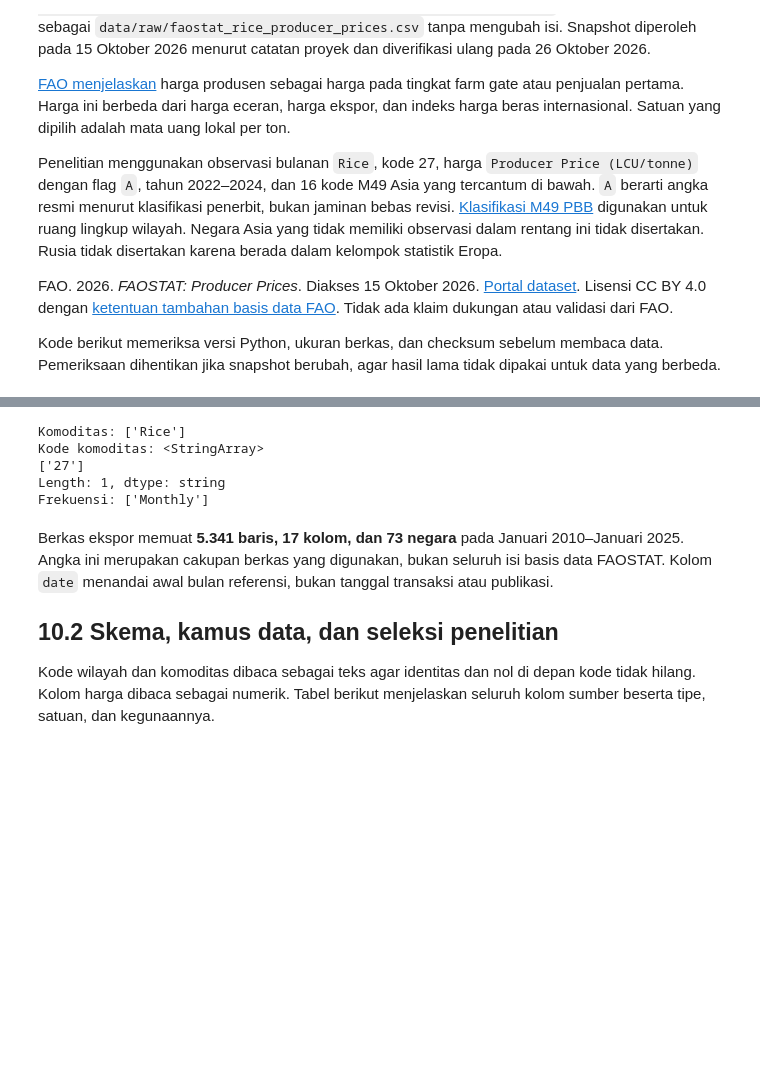
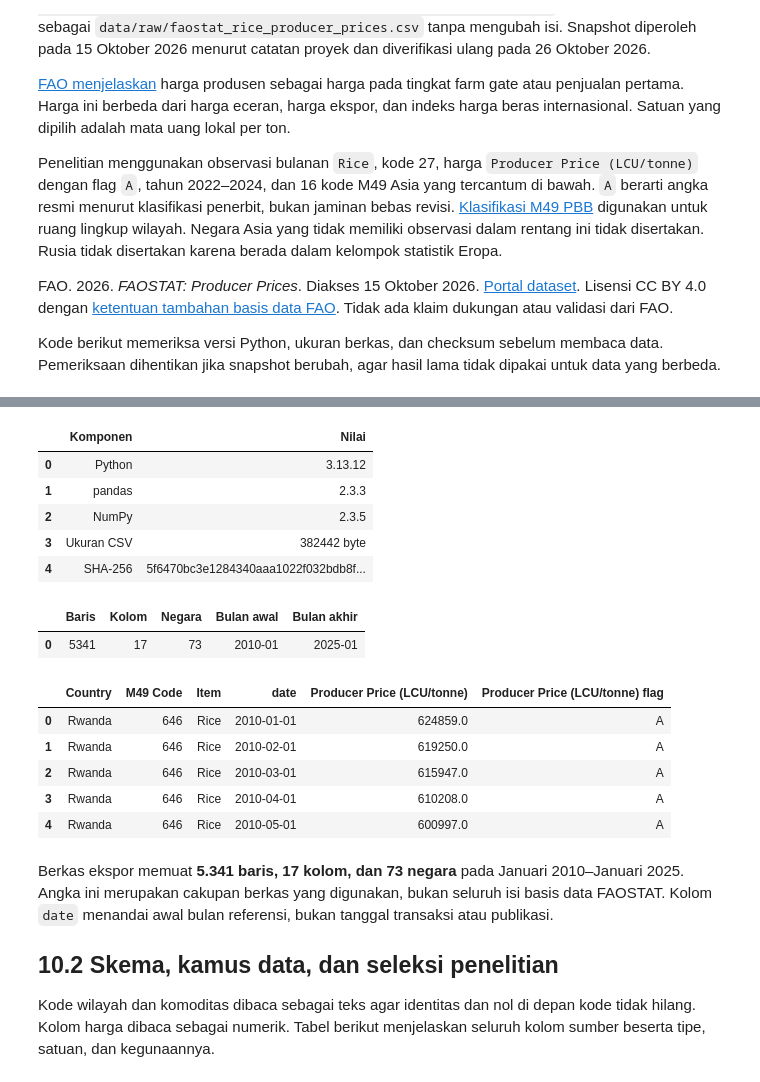
Before and after one commit to firrazmrd/17_IF-B_Sop-Pak-Min-Klaten, a Jupyter notebook: Projek.ipynb, the cells around one changed output, grey strips where cells are left out. Saved outputs shown, nothing was run; the diff lists cells and outputs as text; code cells hidden in the pictures; blank space fills up the shorter version.

Commit message:
Revert "feat: selaraskan sintaks, grafik, dan pilihan model"
This reverts commit 42ddd0c3af96457fd32b6fccfeab49288a5c951a.

```diff
--- a/Projek.ipynb
+++ b/Projek.ipynb
@@ -194,25 +122,56 @@ memory usage: 709.5+ KB
-# %%
-# Snapshot diperiksa agar angka laporan dapat dihitung ulang dari data yang sama.
-expected_hash = '5f6470bc3e1284340aaa1022f032bdb8fb49c9aaf059054b41d19e3790636b76'
-dataset_hash = hashlib.sha256(Path(data_path).read_bytes()).hexdigest()
-
-if dataset_hash != expected_hash:
-    raise ValueError('Snapshot dataset berubah. Periksa ulang hasil analisis.')
-
-print('Komoditas:', df['Item'].unique())
-print('Kode komoditas:', df['Item Code'].unique())
-print('Frekuensi:', df['Frequency'].unique())
-
-assert df['Item'].eq('Rice').all()
-assert df['Item Code'].eq('27').all()
-assert df['Frequency'].eq('Monthly').all()
-assert df['date'].dt.year.eq(df['year']).all()
-# %% [output]
-Komoditas: ['Rice']
-Kode komoditas: <StringArray>
-['27']
-Length: 1, dtype: string
-Frekuensi: ['Monthly']
+# %%
+from pathlib import Path
+import hashlib
+import html
+import math
+import platform
+import sys
+import numpy as np
+import pandas as pd
+from IPython.display import display, SVG
+
+assert sys.version_info[:3] == (3, 13, 12), "Pilih kernel Python 3.13.12 sebelum menjalankan notebook."
+REPO = next((p for p in [Path.cwd(), Path.cwd().parent]
+             if (p / "data/raw/faostat_rice_producer_prices.csv").is_file()), None)
+if REPO is None:
+    raise FileNotFoundError("Jalankan notebook dari folder repo yang berisi data/raw.")
+DATA = REPO / "data/raw/faostat_rice_producer_prices.csv"
+EXPECTED_SHA256 = "5f6470bc3e1284340aaa1022f032bdb8fb49c9aaf059054b41d19e3790636b76"
+ASIA_M49 = ["050", "064", "096", "144", "156", "360", "392", "398",
+            "410", "417", "586", "608", "704", "764", "792", "860"]
+FEATURES = ["month", "change_1m", "change_3m", "ratio_to_3m_mean", "volatility_3m"]
+PRICE = "Producer Price (LCU/tonne)"
+FLAG = PRICE + " flag"
+digest = hashlib.sha256(DATA.read_bytes()).hexdigest()
+assert DATA.stat().st_size == 382442 and digest == EXPECTED_SHA256, "Snapshot berbeda. Lakukan audit ulang."
+raw = pd.read_csv(DATA, dtype={"M49 Code": "string", "Item Code": "string", "faostat": "string"})
+raw["date"] = pd.to_datetime(raw["date"], format="%Y-%m-%d", errors="raise")
+assert raw.shape == (5341, 17)
+assert raw["Item Code"].eq("27").all() and raw["Item"].eq("Rice").all()
+assert raw["Frequency"].eq("Monthly").all()
+assert raw["date"].dt.year.eq(raw["year"]).all()
+display(pd.DataFrame({"Komponen": ["Python", "pandas", "NumPy", "Ukuran CSV", "SHA-256"],
+                      "Nilai": [platform.python_version(), pd.__version__, np.__version__,
+                                str(DATA.stat().st_size) + " byte", digest]}))
+display(pd.DataFrame({"Baris": [len(raw)], "Kolom": [raw.shape[1]],
+                      "Negara": [raw.Country.nunique()], "Bulan awal": [raw.date.min().strftime("%Y-%m")],
+                      "Bulan akhir": [raw.date.max().strftime("%Y-%m")]}))
+display(raw[["Country", "M49 Code", "Item", "date", PRICE, FLAG]].head())
+# %% [output]
+|  | Komponen | Nilai |
+| 0 | Python | 3.13.12 |
+| 1 | pandas | 2.3.3 |
+| 2 | NumPy | 2.3.5 |
+| 3 | Ukuran CSV | 382442 byte |
+| 4 | SHA-256 | 5f6470bc3e1284340aaa1022f032bdb8f... |
+|  | Baris | Kolom | Negara | Bulan awal | Bulan akhir |
+| 0 | 5341 | 17 | 73 | 2010-01 | 2025-01 |
+|  | Country | M49 Code | Item | date | Producer Price (LCU/tonne) | Producer Price (LCU/tonne) flag |
+| 0 | Rwanda | 646 | Rice | 2010-01-01 | 624859.0 | A |
+| 1 | Rwanda | 646 | Rice | 2010-02-01 | 619250.0 | A |
+| 2 | Rwanda | 646 | Rice | 2010-03-01 | 615947.0 | A |
+| 3 | Rwanda | 646 | Rice | 2010-04-01 | 610208.0 | A |
+| 4 | Rwanda | 646 | Rice | 2010-05-01 | 600997.0 | A |
 # %% [markdown]
 Berkas ekspor memuat **5.341 baris, 17 kolom, dan 73 negara** pada Januari 2010–Januari 2025. Angka ini merupakan cakupan berkas yang digunakan, bukan seluruh isi basis data FAOSTAT. Kolom `date` menandai awal bulan referensi, bukan tanggal transaksi atau publikasi.
 
```
Also changed, not shown: parts of 33 cells of this notebook, 2 other files.
